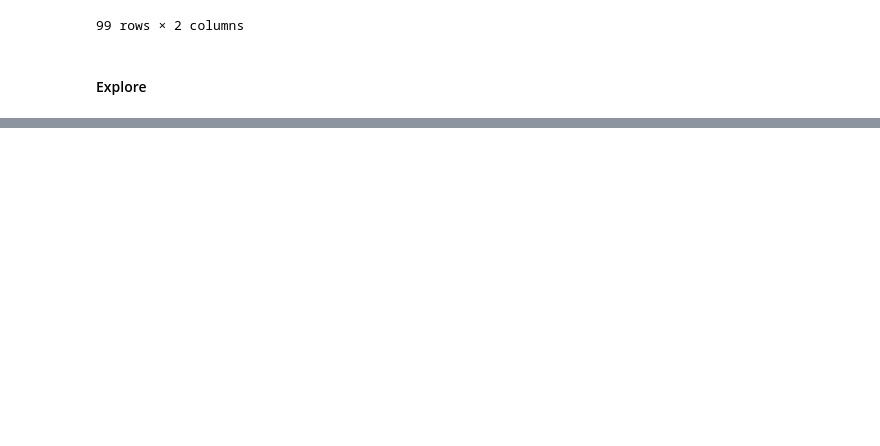
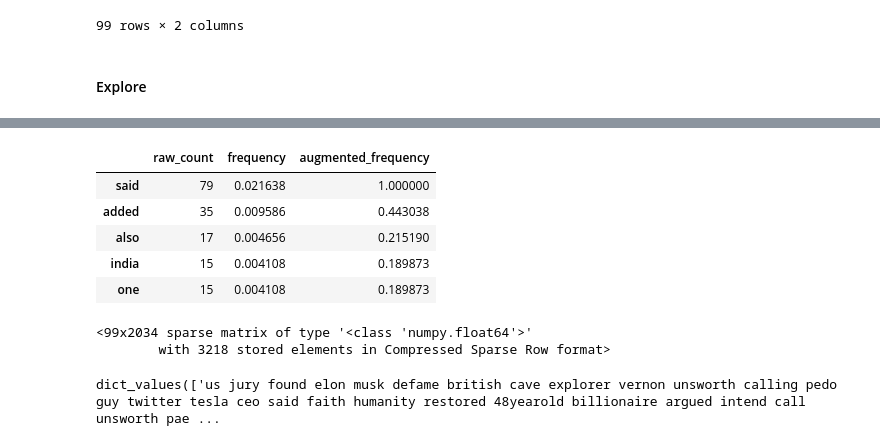
Before and after one commit to misty-garcia/ds-methodologies-exercises, a Jupyter notebook: nlp/model.ipynb, the cells around one changed output, grey strips where cells are left out. Drawn from its saved outputs; the diff is of its cells as text; code cells hidden in the pictures; blank space fills up the shorter version.

```diff
--- a/nlp/model.ipynb
+++ b/nlp/model.ipynb
@@ -84,0 +136,26 @@ AttributeError: 'DataFrame' object has no attribute 'category'
+# %%
+tf_df = (pd.DataFrame({'raw_count': raw_count})
+         .assign(frequency=lambda df: df.raw_count / df.raw_count.sum())
+         .assign(augmented_frequency=lambda df: df.frequency / df.frequency.max()))
+
+tf_df.head()
+# %% [output]
+|  | raw_count | frequency | augmented_frequency |
+| said | 79 | 0.021638 | 1.000000 |
+| added | 35 | 0.009586 | 0.443038 |
+| also | 17 | 0.004656 | 0.215190 |
+| india | 15 | 0.004108 | 0.189873 |
+| one | 15 | 0.004108 | 0.189873 |
+# %%
+# from sklearn.feature_extraction.text import TfidfVectorizer
+
+tfidf = TfidfVectorizer()
+# tfidfs =
+tfidf.fit_transform(df.clean.to_dict().values())
+# %% [output]
+<99x2034 sparse matrix of type '<class 'numpy.float64'>'
+        with 3218 stored elements in Compressed Sparse Row format>
+# %%
+df.clean.to_dict().values()
+# %% [output]
+dict_values(['us jury found elon musk defame british cave explorer vernon unsworth calling pedo guy twitter tesla ceo said faith humanity restored 48yearold billionaire argued intend call unsworth pae ...
```
Also changed, not shown: parts of 12 cells of this notebook, 1 other file.
